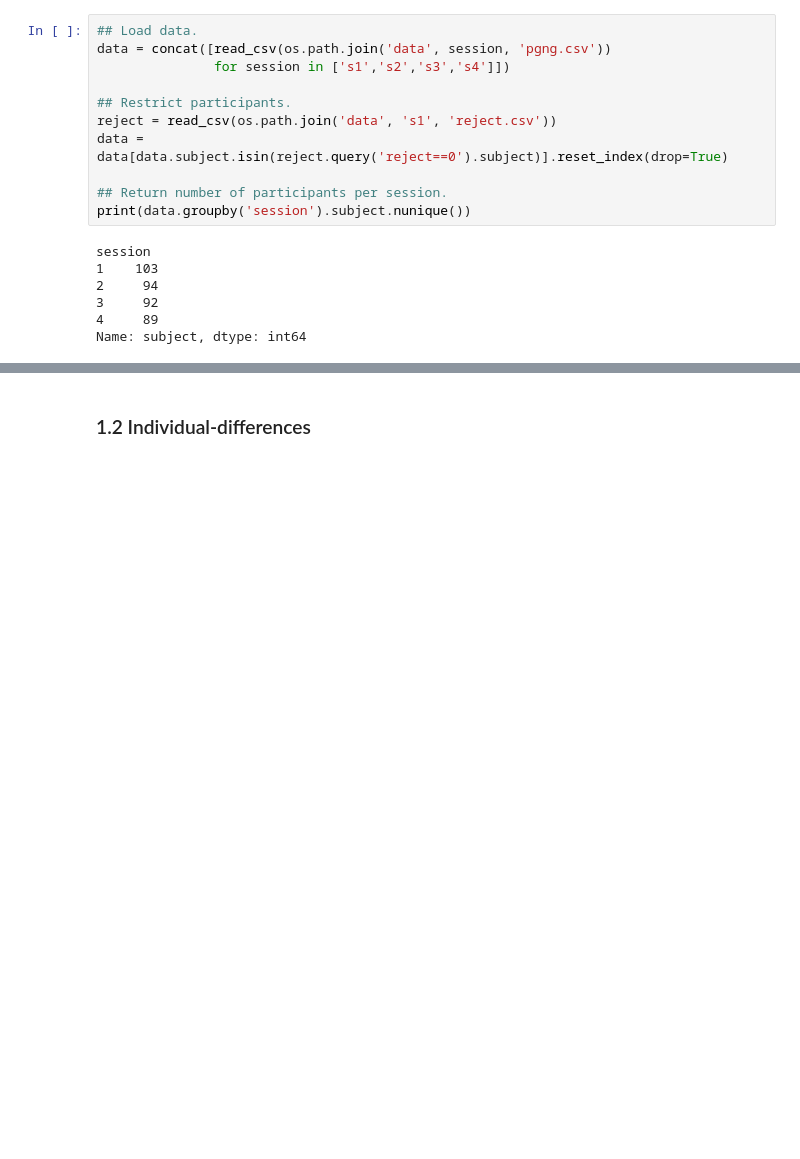
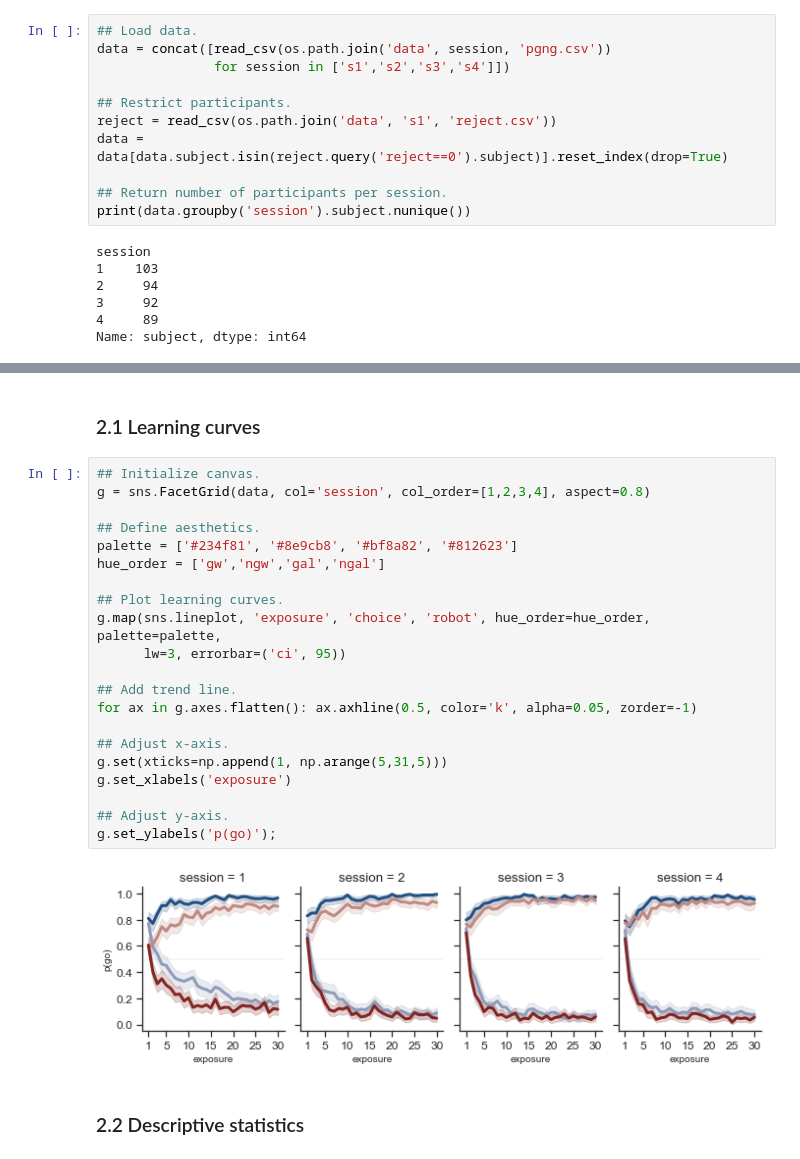
Before and after one commit to nivlab/RobotFactory, a Jupyter notebook: study01/02_Descriptive.ipynb, the cells around one changed output, grey strips where cells are left out. Drawn from its saved outputs; the diff is of its cells as text; blank space fills up the shorter version.

Commit message:
updated descriptive analyses

```diff
--- a/study01/02_Descriptive.ipynb
+++ b/study01/02_Descriptive.ipynb
@@ -392,2 +113,27 @@ summary.set_index(['s1','s2']).round(3)
-# %% [markdown]
-### 1.2 Individual-differences
+# %% [markdown]
+### 2.1 Learning curves
+# %%
+## Initialize canvas.
+g = sns.FacetGrid(data, col='session', col_order=[1,2,3,4], aspect=0.8)
+
+## Define aesthetics.
+palette = ['#234f81', '#8e9cb8', '#bf8a82', '#812623']
+hue_order = ['gw','ngw','gal','ngal']
+
+## Plot learning curves.
+g.map(sns.lineplot, 'exposure', 'choice', 'robot', hue_order=hue_order, palette=palette,
+      lw=3, errorbar=('ci', 95))
+
+## Add trend line.
+for ax in g.axes.flatten(): ax.axhline(0.5, color='k', alpha=0.05, zorder=-1)
+
+## Adjust x-axis.
+g.set(xticks=np.append(1, np.arange(5,31,5)))
+g.set_xlabels('exposure')
+
+## Adjust y-axis.
+g.set_ylabels('p(go)');
+# %% [output]
+[figure, added]
+# %% [markdown]
+### 2.2 Descriptive statistics
```
Also changed, not shown: parts of 52 cells of this notebook, 1 other file.
